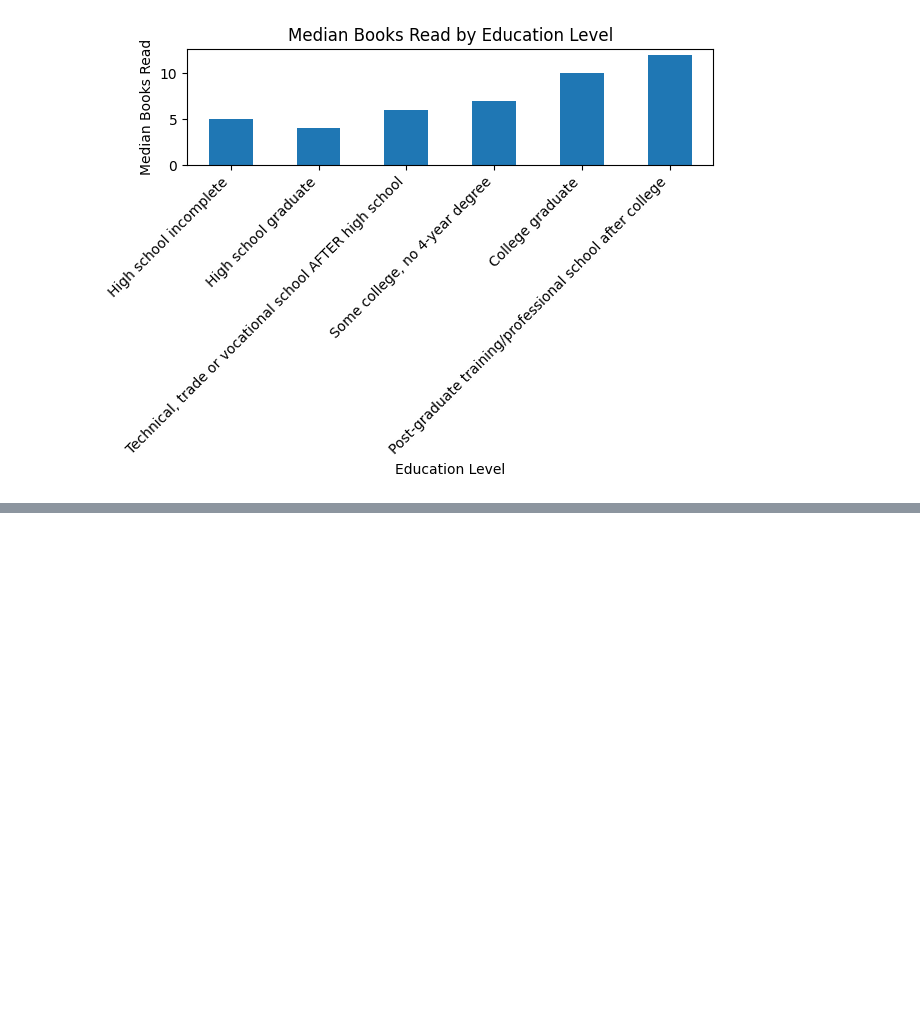
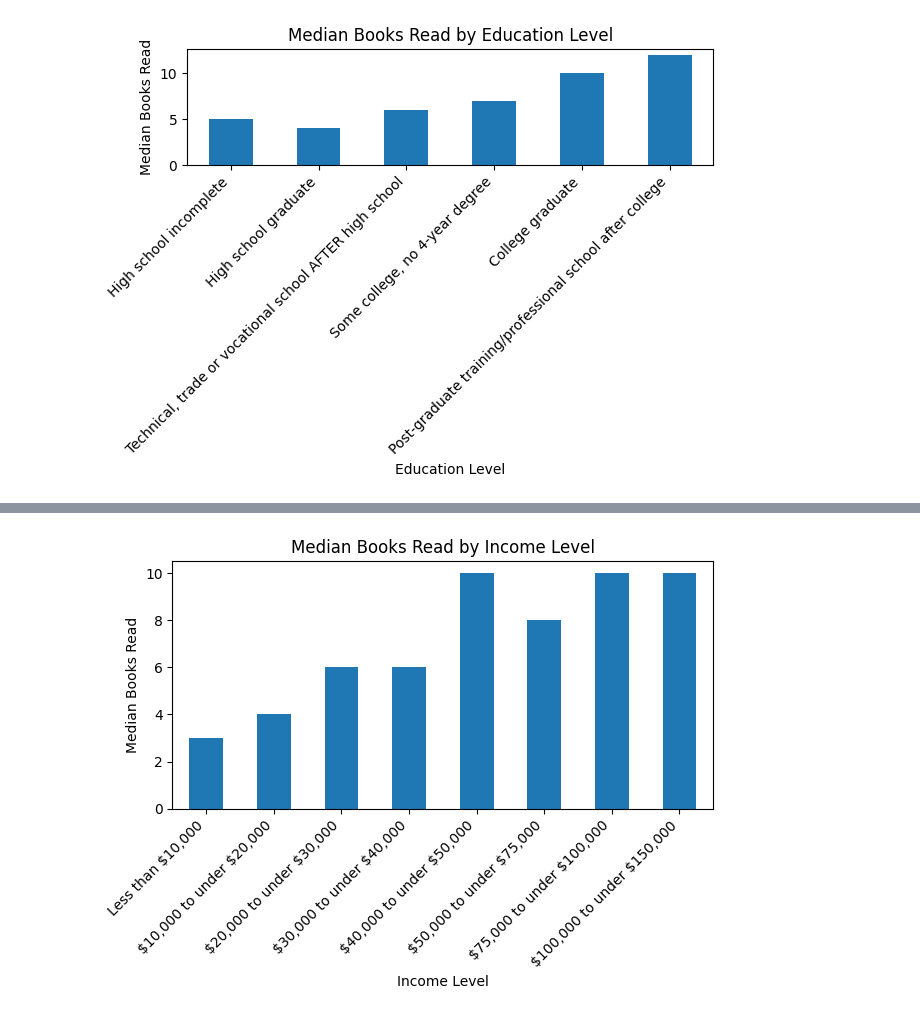
Before and after one commit to kikieliu/reading-habits-analysis, a Jupyter notebook: reading_habits_analysis.ipynb, the cells around one changed output, grey strips where cells are left out. Drawn from its saved outputs; the diff is of its cells as text; code cells hidden in the pictures; blank space fills up the shorter version.

```diff
--- a/reading_habits_analysis.ipynb
+++ b/reading_habits_analysis.ipynb
@@ -400,0 +394,24 @@ The technical/trade/vocational school group was much smaller than the others, wi
+# %%
+income_df = df[
+    df.income != "Refused"
+].copy()
+# %%
+income_order = [
+    "Less than $10,000",
+    "$10,000 to under $20,000",
+    "$20,000 to under $30,000",
+    "$30,000 to under $40,000",
+    "$40,000 to under $50,000",
+    "$50,000 to under $75,000",
+    "$75,000 to under $100,000",
+    "$100,000 to under $150,000"
+]
+# %%
+income_median = (
+    income_df
+    .groupby("income")["books_read"]
+    .median()
+    .reindex(income_order)
+)
+
+income_median
@@ -400,0 +442,19 @@ The technical/trade/vocational school group was much smaller than the others, wi
+# %%
+income_median_plot = income_median.copy()
+
+income_median_plot.index = (
+    income_median_plot.index
+    .str.replace("$", r"\$", regex=False)
+)
+
+income_median_plot.plot(kind="bar")
+
+plt.title("Median Books Read by Income Level")
+plt.xlabel("Income Level")
+plt.ylabel("Median Books Read")
+plt.xticks(rotation=45, ha="right")
+plt.tight_layout()
+
+plt.show()
+# %% [output]
+[figure, added]
```
Also changed, not shown: parts of 21 cells of this notebook.
